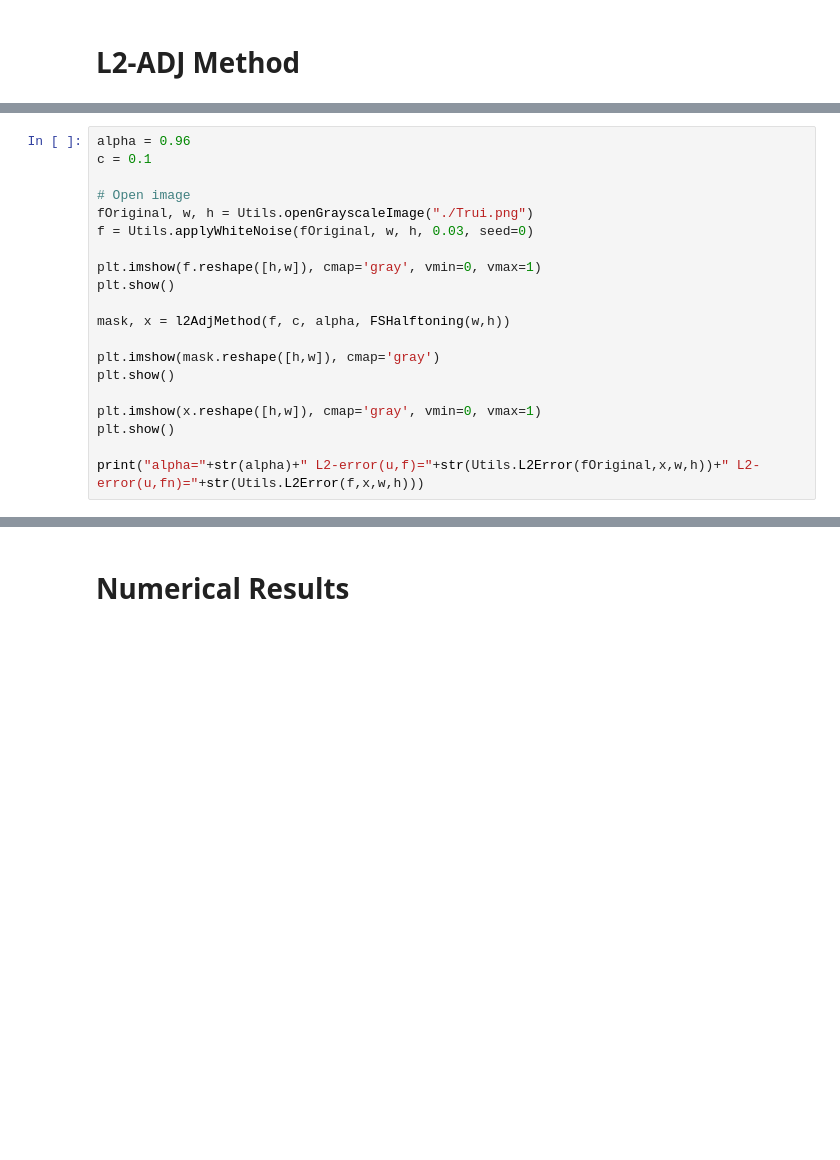
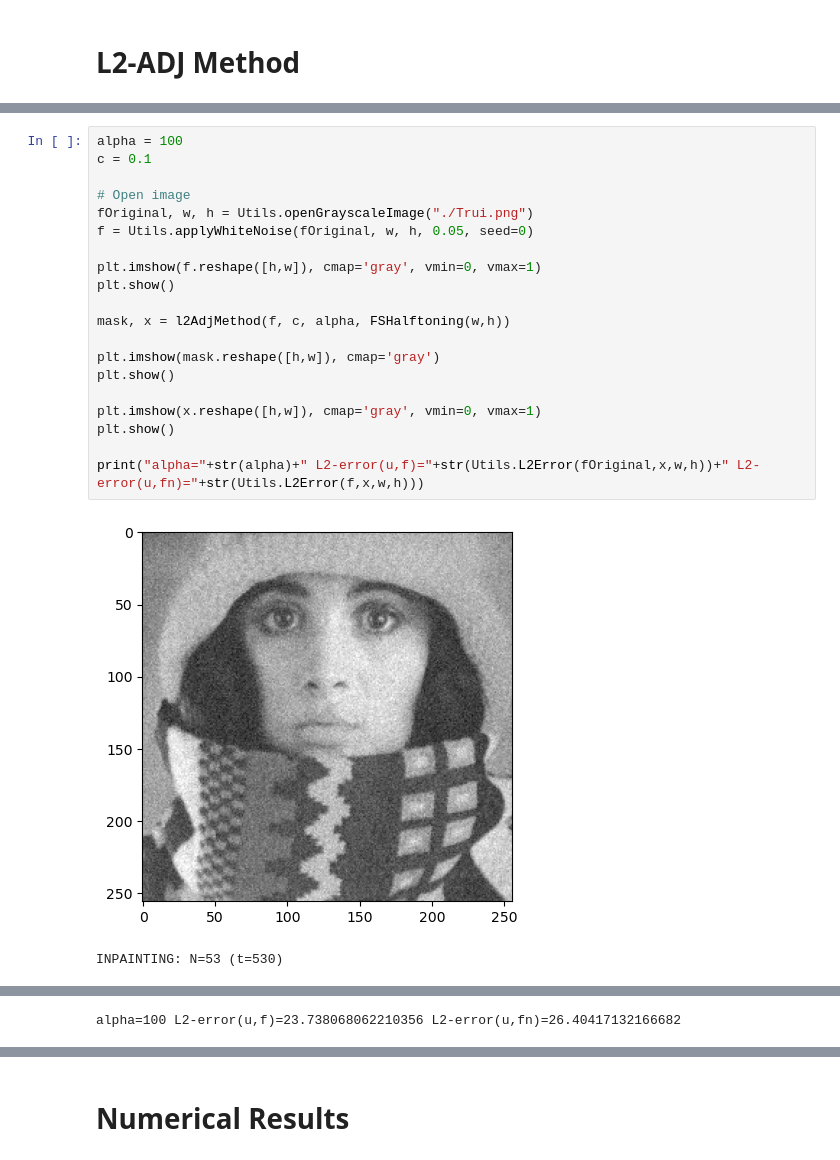
Before and after one commit to thomasjacumin/vcodec-lp, a Jupyter notebook: numerical_results.ipynb, the cells around one changed output, grey strips where cells are left out. Saved outputs shown, nothing was run; the diff lists cells and outputs as text; blank space fills up the shorter version.

```diff
--- a/numerical_results.ipynb
+++ b/numerical_results.ipynb
@@ -139,22 +229,25 @@ def l2AdjMethod(f, c, alpha, halftoningMethod):
 
     return mask, x
 # %%
-alpha = 0.96
+alpha = 100
 c = 0.1
 
 # Open image
 fOriginal, w, h = Utils.openGrayscaleImage("./Trui.png")
-f = Utils.applyWhiteNoise(fOriginal, w, h, 0.03, seed=0)
+f = Utils.applyWhiteNoise(fOriginal, w, h, 0.05, seed=0)
 
 plt.imshow(f.reshape([h,w]), cmap='gray', vmin=0, vmax=1)
 plt.show()
 
 mask, x = l2AdjMethod(f, c, alpha, FSHalftoning(w,h))
 
 plt.imshow(mask.reshape([h,w]), cmap='gray')
 plt.show()
 
 plt.imshow(x.reshape([h,w]), cmap='gray', vmin=0, vmax=1)
 plt.show()
 
 print("alpha="+str(alpha)+" L2-error(u,f)="+str(Utils.L2Error(fOriginal,x,w,h))+" L2-error(u,fn)="+str(Utils.L2Error(f,x,w,h)))
+# %% [output]
+[figure, added]
+INPAINTING: N=53 (t=530)
@@ -160,0 +256 @@ print("alpha="+str(alpha)+" L2-error(u,f)="+str(Utils.L2Error(fOriginal,x,w,h))+
+alpha=100 L2-error(u,f)=23.738068062210356 L2-error(u,fn)=26.40417132166682
```
Also changed, not shown: parts of 10 cells of this notebook, 1 other file.
